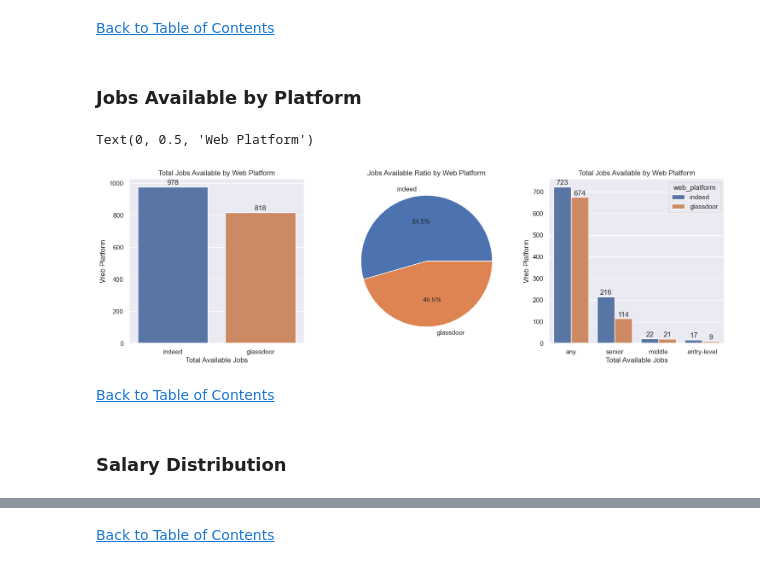
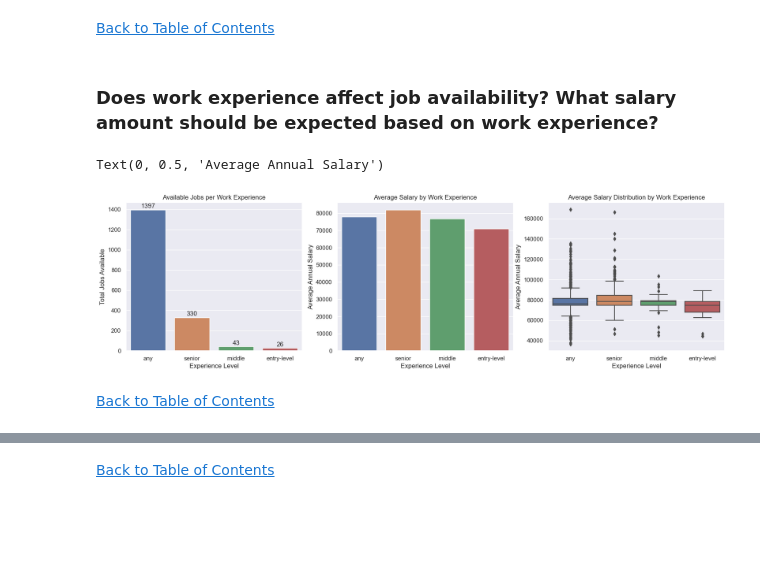
Before and after one commit to jasondo-da/Canadian_Data_Science_Jobs_Analysis, a Jupyter notebook: da_job_posts_canada_analysis.ipynb, the cells around one changed output, grey strips where cells are left out. Saved outputs shown, nothing was run; the diff lists cells and outputs as text; code cells hidden in the pictures; blank space fills up the shorter version.

```diff
--- a/da_job_posts_canada_analysis.ipynb
+++ b/da_job_posts_canada_analysis.ipynb
@@ -1125,12 +1133,9 @@ df.loc[((df['job_title'] == 'research_analyst') & (df['max_salary'] == 0)), 'max
 df.loc[((df['job_title'] == 'risk_analyst') & (df['min_salary'] == 0)), 'min_salary'] = (med_fillin['median_min_sal'][11])
 df.loc[((df['job_title'] == 'risk_analyst') & (df['max_salary'] == 0)), 'max_salary'] = (med_fillin['median_max_sal'][11])
 # %%
-df['avg_salary'] = ((df['min_salary'] + df['max_salary']) / 2).round(2)
+# Creating the average salary column by averaging the min and max salary values
+df['avg_salary'] = ((df['min_salary'] + df['max_salary']) / 2)
 df['avg_salary'] = df['avg_salary'].astype('int')
 
+# Removing the original salray column to save memory usage
 df = df.drop(columns=['salary'])
-
-
-print(df['min_salary'].min())
-print(df['max_salary'].min())
-print(df['avg_salary'].min())
@@ -1276,60 +1275,55 @@ Text(0, 0.5, 'Average Annual Salary')
 # %% [markdown]
 [Back to Table of Contents](#back)
-# %% [markdown]
-### Jobs Available by Platform
+# %% [markdown]
+### Does work experience affect job availability? What salary amount should be expected based on work experience?
 # %%
-plt.figure(figsize=[18, 5])
+plt.figure(figsize=[20, 5])
 
 plt.subplot(1, 3, 1)
-web_total = sns.countplot(data=df,
-                          x='web_platform')
+exp_count = sns.countplot(data=df,
+                          x='experience_level',
+                          order = df['experience_level'].value_counts().index)
 
-for total in web_total.patches:
+for total in exp_count.patches:
     y_value = total.get_height()
     x_value = total.get_x() + total.get_width() / 2
     label = '{:.0f}'.format(y_value)
-    web_total.annotate(label,
+    exp_count.annotate(label,
                        (x_value, y_value),
                        xytext=(0, 1),
                        textcoords='offset points',
                        ha='center',
                        va='bottom')
 
-plt.title('Total Jobs Available by Web Platform')
-plt.xlabel('Total Available Jobs')
-plt.ylabel('Web Platform')
+plt.title('Available Jobs per Work Experience')
+plt.xlabel('Experience Level')
+plt.ylabel('Total Jobs Available')
+
+
 
 plt.subplot(1, 3, 2)
-df['web_platform'].value_counts().plot(kind='pie',
-                                       fontsize=11,
-                                       autopct='%1.1f%%',
-                                       subplots=True)
-plt.title('Jobs Available Ratio by Web Platform')
-plt.ylabel(None)
+exp_avg_salary = sns.barplot(data=df,
+                             x='experience_level',
+                             y='avg_salary',
+                             order = df['experience_level'].value_counts().index,
+                             errorbar=None)
+plt.title('Average Salary by Work Experience')
+plt.xlabel('Experience Level')
+plt.ylabel('Average Annual Salary')
+
+
 
 plt.subplot(1, 3, 3)
-exp_total = sns.countplot(data=df,
-                          x='experience_level',
-                          hue='web_platform')
+exp_box = sns.boxplot(data=df,
+                      x='experience_level',
+                      y='avg_salary',
+                      order = df['experience_level'].value_counts().index)
 
-for total in exp_total.patches:
-    y_value = total.get_height()
-    x_value = total.get_x() + total.get_width() / 2
-    label = '{:.0f}'.format(y_value)
-    exp_total.annotate(label,
-                       (x_value, y_value),
-                       xytext=(0, 1),
-                       textcoords='offset points',
-                       ha='center',
-                       va='bottom')
-
-plt.title('Total Jobs Available by Web Platform')
-plt.xlabel('Total Available Jobs')
-plt.ylabel('Web Platform')
+plt.title('Average Salary Distribution by Work Experience')
+plt.xlabel('Experience Level')
+plt.ylabel('Average Annual Salary')
 # %% [output]
-Text(0, 0.5, 'Web Platform')
+Text(0, 0.5, 'Average Annual Salary')
-[figure, old version]
+[figure, new version]
 # %% [markdown]
 [Back to Table of Contents](#back)
-# %% [markdown]
-### Salary Distribution
```
Also changed, not shown: parts of 25 cells of this notebook.
